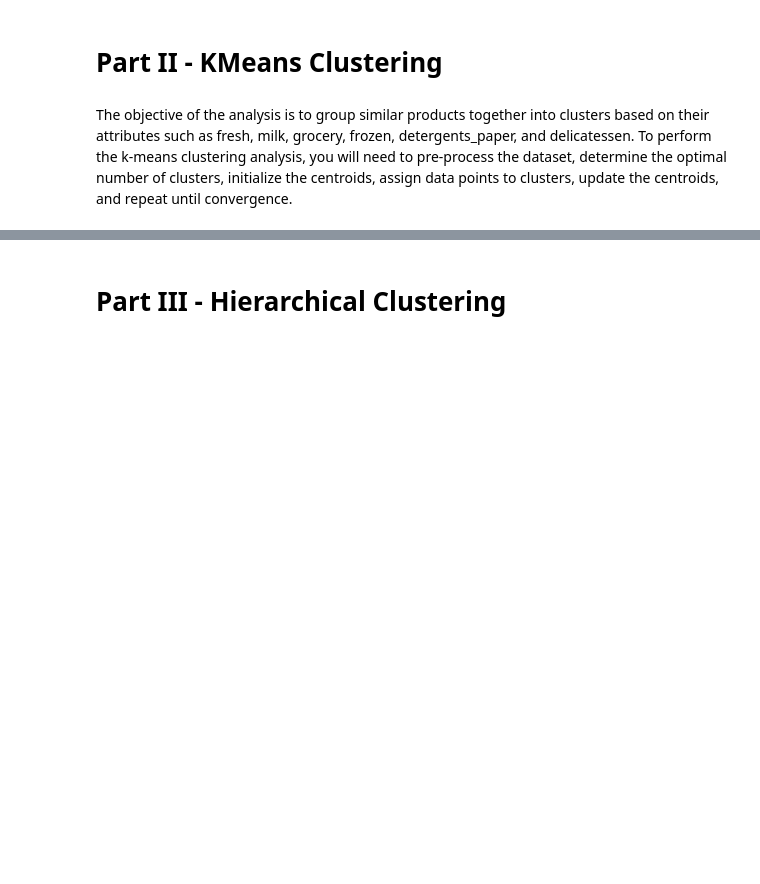
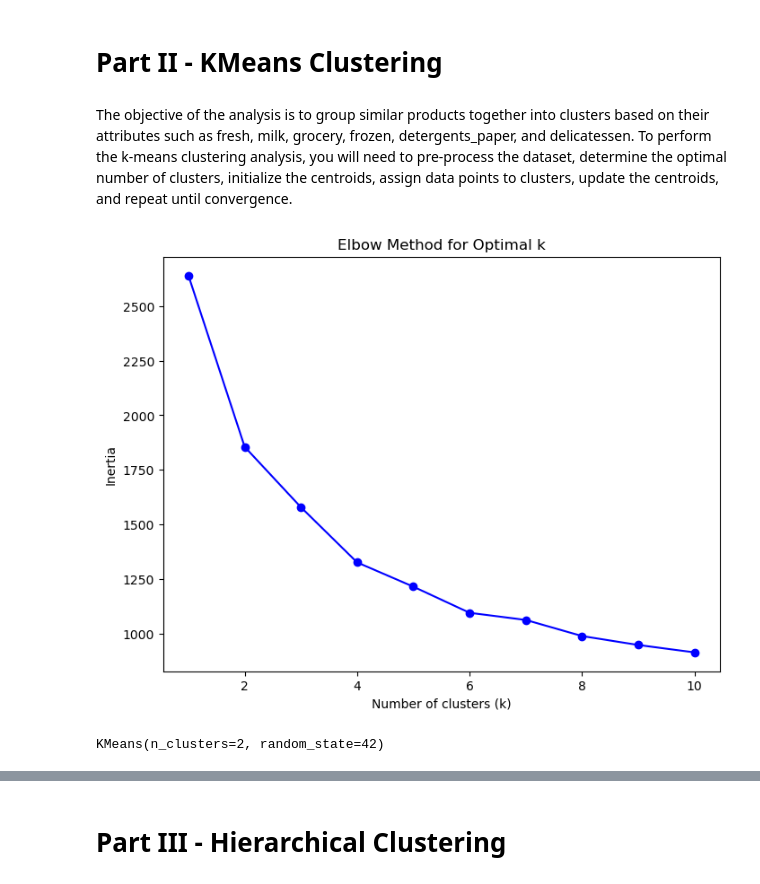
Before and after one commit to rdebullain/ML-Unsupervised, a Jupyter notebook: unsupervised_learning_project.ipynb, the cells around one changed output, grey strips where cells are left out. Drawn from its saved outputs; the diff is of its cells as text; code cells hidden in the pictures; blank space fills up the shorter version.

```diff
--- a/unsupervised_learning_project.ipynb
+++ b/unsupervised_learning_project.ipynb
@@ -105,0 +125,14 @@ plt.show()
+# %%
+# define thresholds for identifying outliers
+lower_bound = Q1 - 1.5 * IQR
+upper_bound = Q3 + 1.5 * IQR
+
+# Impute outliers with the median value of each column in the original DataFrame
+numeric_cols = df.select_dtypes(include=[np.number]).columns
+
+for col in numeric_cols:
+    col_median = df[col].median()
+    # Identify outliers using IQR method
+    outliers = (df[col] < lower_bound[col]) | (df[col] > upper_bound[col])
+    # Replace outliers with the median
+    df.loc[outliers, col] = col_median
@@ -136,3 +177,38 @@ Correlation between Grocery and Detergents_Paper: 0.9246406908542681
 # Part II - KMeans Clustering
 # %% [markdown]
 The objective of the analysis is to group similar products together into clusters based on their attributes such as fresh, milk, grocery, frozen, detergents_paper, and delicatessen. To perform the k-means clustering analysis, you will need to pre-process the dataset, determine the optimal number of clusters, initialize the centroids, assign data points to clusters, update the centroids, and repeat until convergence.
+# %%
+# step 1: pre-process the dataset
+numeric_cols = ['Fresh', 'Milk', 'Grocery', 'Frozen', 'Detergents_Paper', 'Delicassen']
+df_numeric = df[numeric_cols]
+# %%
+# standardize the data
+scaler = StandardScaler()
+df_scaled = scaler.fit_transform(df_numeric)
+# %%
+# step 2: determine the optimal number of clusters
+inertia = []
+k_values = range(1, 11)
+
+for k in k_values:
+    kmeans = KMeans(n_clusters=k, random_state=42)
+    kmeans.fit(df_scaled)
+    inertia.append(kmeans.inertia_)
+# %%
+# plot the elbow graph
+plt.figure(figsize=(8, 6))
+plt.plot(k_values, inertia, 'bo-')
+plt.xlabel('Number of clusters (k)')
+plt.ylabel('Inertia')
+plt.title('Elbow Method for Optimal k')
+plt.show()
+# %% [output]
+[figure, added]
+# %%
+# step 3: initialize and fit the kmeans model
+optimal_k = 2
+
+kmeans = KMeans(n_clusters=optimal_k, random_state=42)
+kmeans.fit(df_scaled)
+# %% [output]
+KMeans(n_clusters=2, random_state=42)
```
Also changed, not shown: parts of 21 cells of this notebook.
